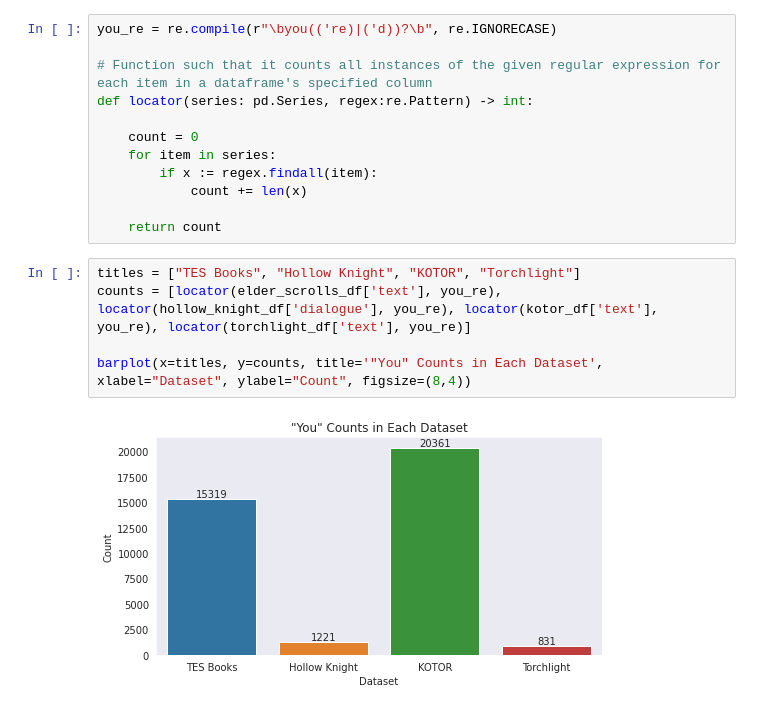
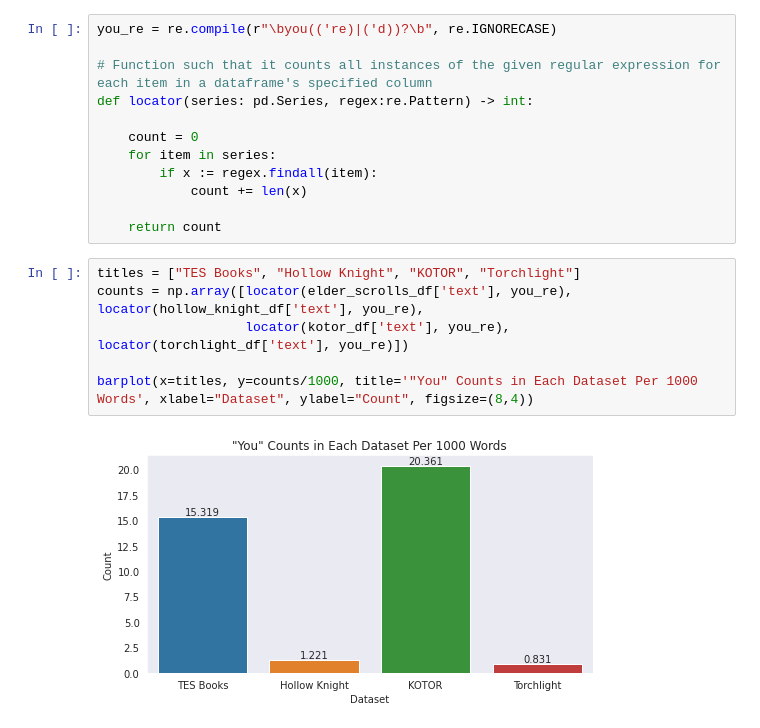
Before and after one commit to Data-Science-for-Linguists-2022/Pragmatics-In-Video-Games, a Jupyter notebook: notebooks/analysis.ipynb, the cells around one changed output. Drawn from its saved outputs; the diff is of its cells as text.

```diff
--- a/notebooks/analysis.ipynb
+++ b/notebooks/analysis.ipynb
@@ -105,8 +105,9 @@ def locator(series: pd.Series, regex:re.Pattern) -> int:
     return count
 # %%
 titles = ["TES Books", "Hollow Knight", "KOTOR", "Torchlight"]
-counts = [locator(elder_scrolls_df['text'], you_re), locator(hollow_knight_df['dialogue'], you_re), locator(kotor_df['text'], you_re), locator(torchlight_df['text'], you_re)]
+counts = np.array([locator(elder_scrolls_df['text'], you_re), locator(hollow_knight_df['text'], you_re),
+                   locator(kotor_df['text'], you_re), locator(torchlight_df['text'], you_re)])
 
-barplot(x=titles, y=counts, title='"You" Counts in Each Dataset', xlabel="Dataset", ylabel="Count", figsize=(8,4))
+barplot(x=titles, y=counts/1000, title='"You" Counts in Each Dataset Per 1000 Words', xlabel="Dataset", ylabel="Count", figsize=(8,4))
 # %% [output]
-[figure, old version]
+[figure, new version]
```
Also changed, not shown: parts of 4 cells of this notebook, 1 other file.
